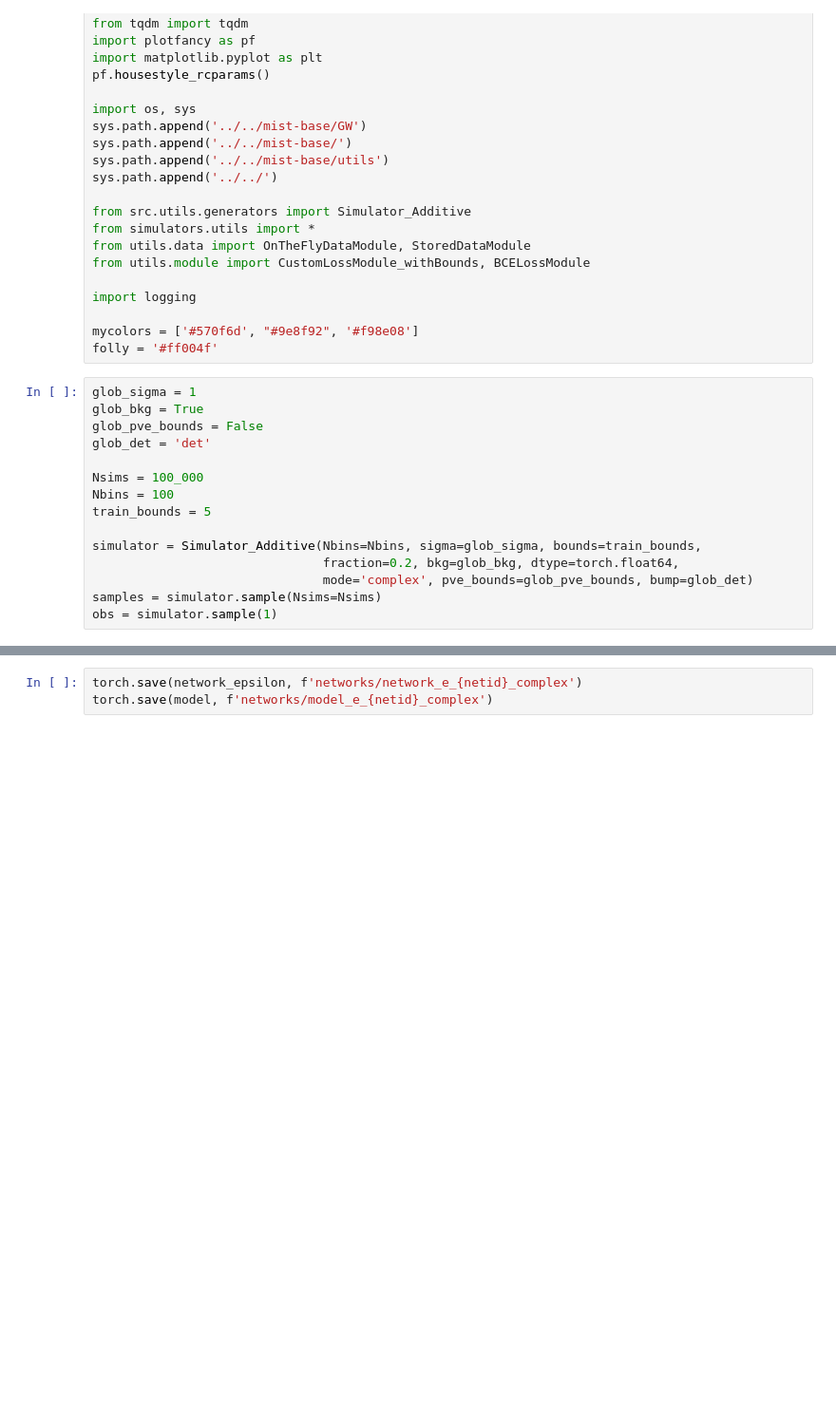
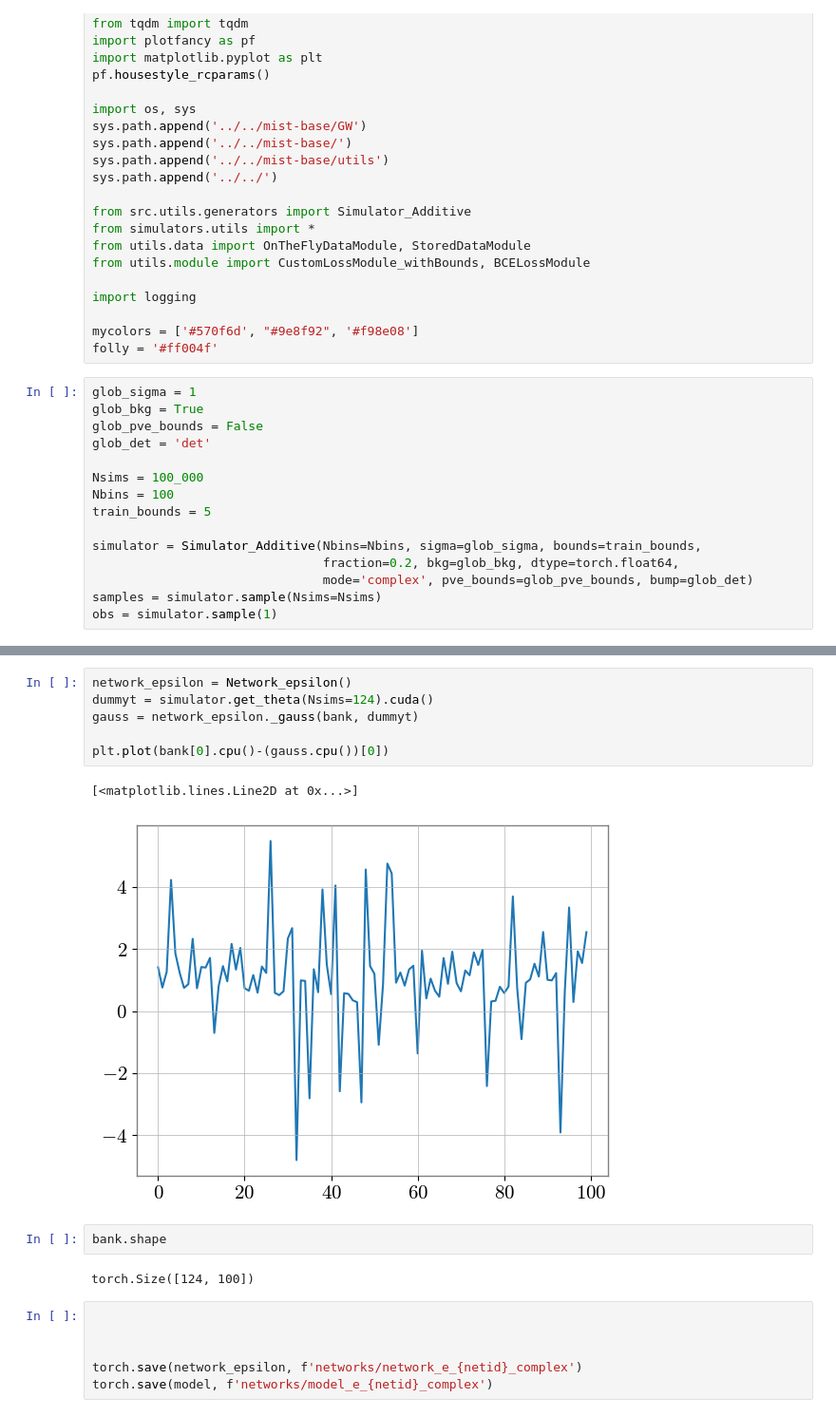
Before and after one commit to james-alvey-42/gw-mist, a Jupyter notebook: notebooks/week6/modified_networks2.ipynb, the cells around one changed output, grey strips where cells are left out. Shown at 95% size. Drawn from its saved outputs; the diff is of its cells as text; blank space fills up the shorter version.

```diff
--- a/notebooks/week6/modified_networks2.ipynb
+++ b/notebooks/week6/modified_networks2.ipynb
@@ -196,8 +207,24 @@ LOCAL_RANK: 0 - CUDA_VISIBLE_DEVICES: [0]
 0         Modules in eval mode
 `Trainer.fit` stopped: `max_epochs=20` reached.
 # %%
-torch.save(network_epsilon, f'networks/network_e_{netid}_complex')
-torch.save(model, f'networks/model_e_{netid}_complex')
+network_epsilon = Network_epsilon()
+dummyt = simulator.get_theta(Nsims=124).cuda()
+gauss = network_epsilon._gauss(bank, dummyt)
+
+plt.plot(bank[0].cpu()-(gauss.cpu())[0])
+# %% [output]
+[<matplotlib.lines.Line2D at 0x...>]
+[figure, added]
+# %%
+bank.shape
+# %% [output]
+torch.Size([124, 100])
+# %%
+
+
+
+torch.save(network_epsilon, f'networks/network_e_{netid}_complex')
+torch.save(model, f'networks/model_e_{netid}_complex')
 # %%
 # Convert tensors to scalars if they are tensors
 train_loss_history = [loss.item() if hasattr(loss, 'item') else loss for loss in model.train_loss_history]
```
Also changed, not shown: parts of 14 cells of this notebook, 3 other files.
